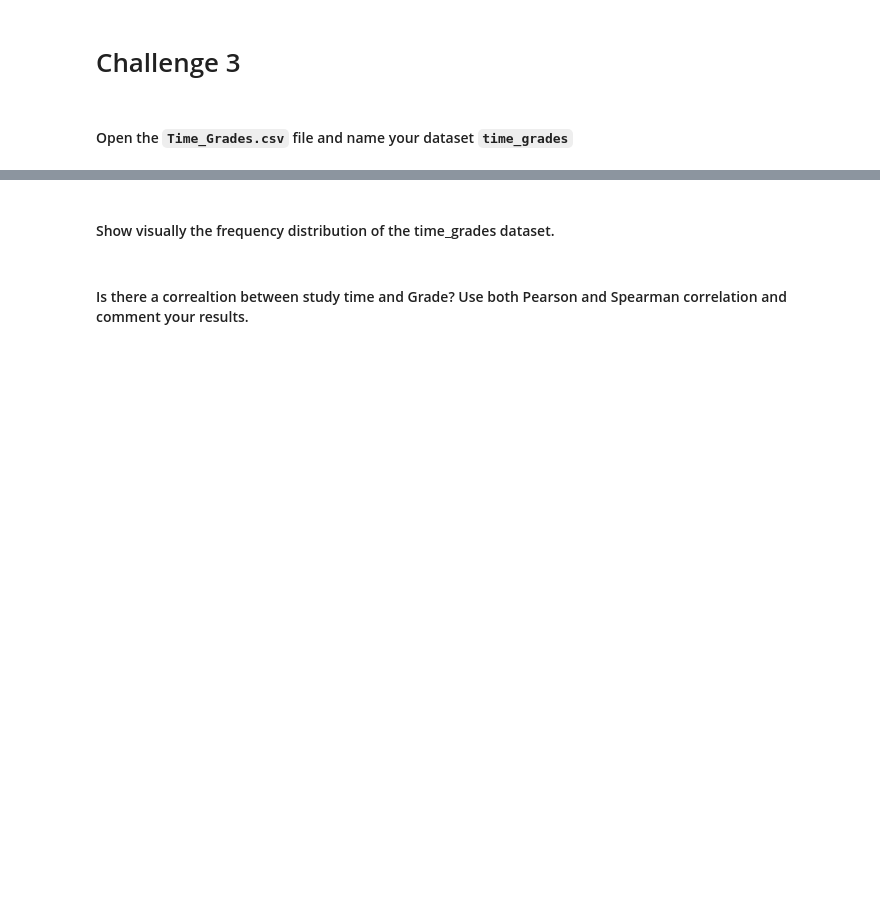
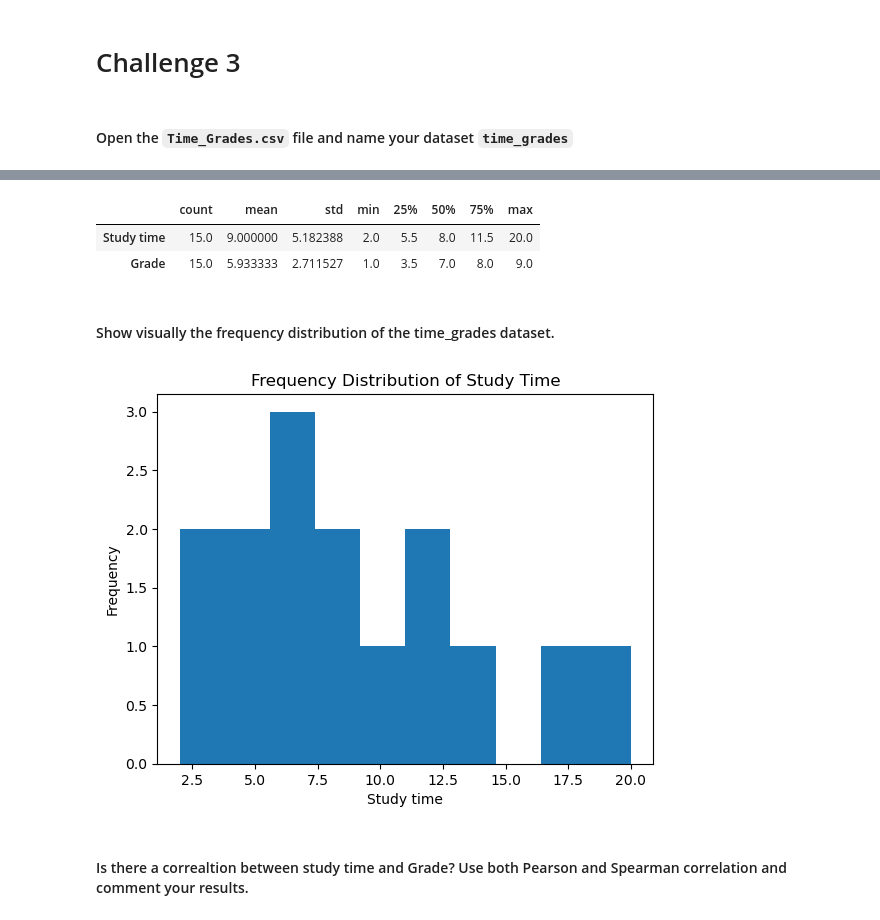
Before and after one commit to Ironhack-Data-Madrid-Abril-2023/5.1-lab_pivot_table_and_correlation, a Jupyter notebook: your_code/main.ipynb, the cells around one changed output, grey strips where cells are left out. Drawn from its saved outputs; the diff is of its cells as text; code cells hidden in the pictures; blank space fills up the shorter version.

```diff
--- a/your_code/main.ipynb
+++ b/your_code/main.ipynb
@@ -310,0 +325,3 @@ column= ['Calorie burned', 'Steps','Floors','Minutes Sedentary','Minutes Very Ac
+# %%
+time_grades = pd.read_csv('../your_code/Time_grades.csv')
+time_grades
@@ -311,2 +345,8 @@ column= ['Calorie burned', 'Steps','Floors','Minutes Sedentary','Minutes Very Ac
+# %%
+time_grades.describe().T
+# %% [output]
+|  | count | mean | std | min | 25% | 50% | 75% | max |
+| Study time | 15.0 | 9.000000 | 5.182388 | 2.0 | 5.5 | 8.0 | 11.5 | 20.0 |
+| Grade | 15.0 | 5.933333 | 2.711527 | 1.0 | 3.5 | 7.0 | 8.0 | 9.0 |
 # %% [markdown]
 #### Show visually the frequency distribution of the time_grades dataset.
@@ -315,3 +353,13 @@ column= ['Calorie burned', 'Steps','Floors','Minutes Sedentary','Minutes Very Ac
+# %%
+plt.hist(time_grades['Study time'], bins=10)
+
+plt.xlabel('Study time')
+plt.ylabel('Frequency')
+plt.title('Frequency Distribution of Study Time')
+
+plt.show()
+# %% [output]
+[figure, added]
 # %% [markdown]
 #### Is there a correaltion between study time and Grade? Use both Pearson and Spearman correlation and comment your results.
 # %%
```
Also changed, not shown: parts of 5 cells of this notebook.
